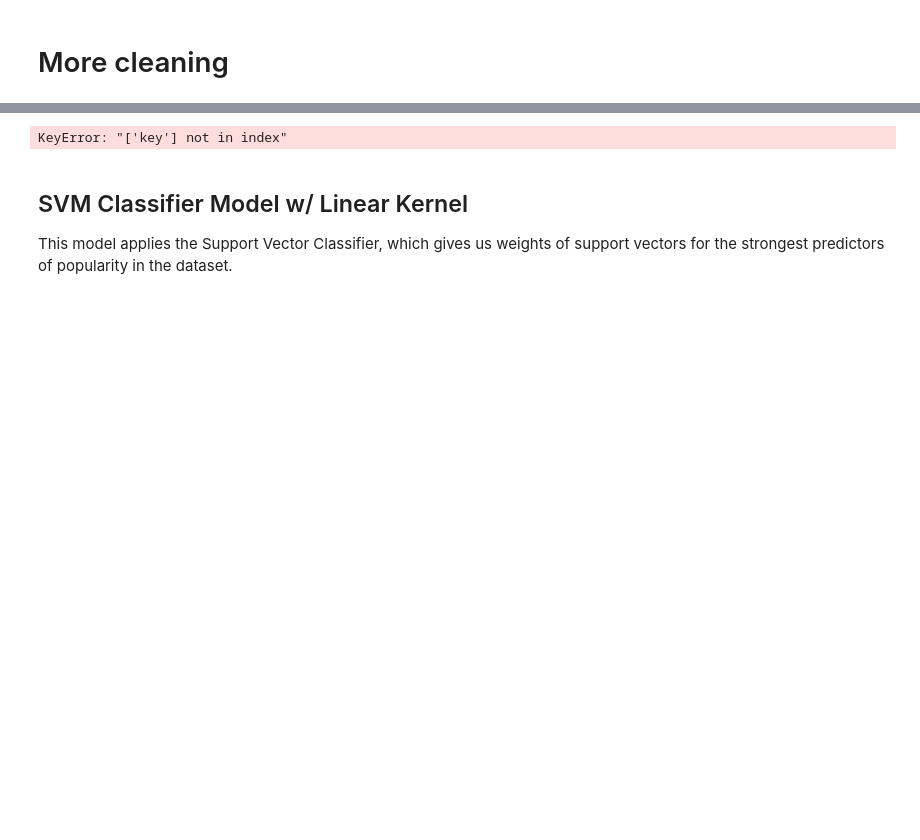
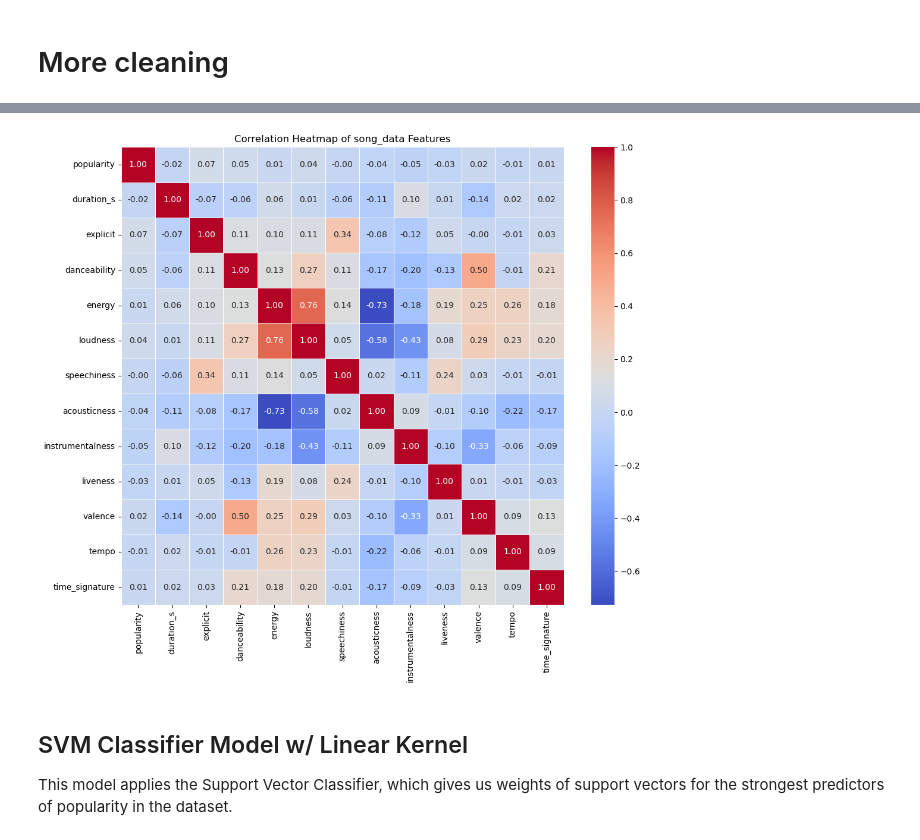
Before and after one commit to SamC0124/SClear_DDahal_MYinkaOke_Spotify_Project, a Jupyter notebook: cs3870_final_project.ipynb, the cells around one changed output, grey strips where cells are left out. Drawn from its saved outputs; the diff is of its cells as text; code cells hidden in the pictures; blank space fills up the shorter version.

Commit message:
Current version of final files

```diff
--- a/cs3870_final_project.ipynb
+++ b/cs3870_final_project.ipynb
@@ -95,11 +100,32 @@ cleared_data = cleared_data.drop_duplicates(subset=['track_name'])
 cleared_data['duration_s'] = cleared_data['duration_ms'] / 1000
 
 # List of columns you want to keep
-columns_data = ['popularity', 'duration_s', 'explicit', 'danceability', 'energy', 'loudness', 'speechiness', 'acousticness', 'instrumentalness', 'liveness', 'valence', 'tempo']
-columns_targets = ['duration_s', 'explicit', 'danceability', 'energy', 'key', 'loudness', 'speechiness', 'acousticness', 'instrumentalness', 'liveness', 'valence', 'tempo', 'time_signature']
+columns_data = ['popularity', 'duration_s', 'explicit', 'danceability', 'energy', 'loudness', 'speechiness', 'acousticness', 'instrumentalness', 'liveness', 'valence', 'tempo', 'time_signature']
+columns_targets = ['duration_s', 'explicit', 'danceability', 'energy', 'loudness', 'speechiness', 'acousticness', 'instrumentalness', 'liveness', 'valence', 'tempo', 'time_signature']
 
 # Filtering columns
 cleared_data = cleared_data[columns_data]
 
 # Filter data with "popularity" greater than 75
 popular_songs = data[data['popularity'] > 75]
+
+## Under-sampling the negative class for the data, picking from equal portions of the data throughout.
+print(f"Positive Class: {len(cleared_data[cleared_data['popularity'] == 1])}, Negative Class: {len(cleared_data[cleared_data['popularity'] == 0])}")
+floor_divisor = len(cleared_data[cleared_data['popularity'] == 0]) // len(cleared_data[cleared_data['popularity'] == 1])
+current_new_data = []
+for i in range(len(cleared_data[cleared_data["popularity"] == 1])):
+    current_new_data.append(cleared_data[cleared_data['popularity'] == 0].iloc[(i * floor_divisor)])
+print(current_new_data)
+undersampled_dataframe = pd.DataFrame(data=current_new_data, columns=columns_data)
+print(undersampled_dataframe)
+all_data = undersampled_dataframe.append(cleared_data[cleared_data['popularity'] == 1])
+print(f"New Positive Class Size: {len(all_data[all_data['popularity'] == 1])}, Negative Class Size: {len(all_data[all_data['popularity'] == 0])}")
+print("Data should now be balanced, however a large amount of data was lost. We may decrease the minimum popularity score needed to be labeled \'popular\'.")
+
+all_numeric_data = all_data.select_dtypes(include='number')
+
+# Normalize the under-sampled data
+norm_undersampled = (all_numeric_data - all_numeric_data.min()) / (all_numeric_data.max() - all_numeric_data.min())
+
+# Standardization with standard deviation of all columns in the dataset?
+stan_undersampled = (all_numeric_data - all_numeric_data.mean()) / all_numeric_data.std()
@@ -143,20 +187,20 @@ Passing `palette` without assigning `hue` is deprecated and will be removed in v
 # %%
-# Corrlation heat map
+# Correlation heat map
 # Drop unnecessary columns
-columns_to_keep = ['popularity', 'duration_s', 'explicit', 'danceability', 'energy', 'loudness', 'speechiness', 'acousticness', 'instrumentalness', 'key', 'liveness', 'valence', 'tempo'] # To remove each of the columns that aren't float/int64 values, along with the song index values
+columns_to_keep = ['popularity', 'duration_s', 'explicit', 'danceability', 'energy', 'loudness', 'speechiness', 'acousticness', 'instrumentalness', 'liveness', 'valence', 'tempo', 'time_signature'] # To remove each of the columns that aren't float/int64 values, along with the song index values
 corr_data = cleared_data[columns_to_keep]
 song_data_df = corr_data
 
 # Calculate correlation matrix
 correlation_matrix = song_data_df.corr()
 
 # Create a heatmap
 plt.figure(figsize=(12, 10))
 heatmap = sns.heatmap(correlation_matrix, annot=True, cmap="coolwarm", fmt=".2f", linewidths=.5)
 plt.title('Correlation Heatmap of song_data Features')
 plt.show()
 # %% [output]
-KeyError: "['key'] not in index"
+[figure, added]
 # %% [markdown]
 ## SVM Classifier Model w/ Linear Kernel
 This model applies the Support Vector Classifier, which gives us weights of support vectors for the strongest predictors of popularity in the dataset.
```
Also changed, not shown: parts of 15 cells of this notebook, 2 other files.
